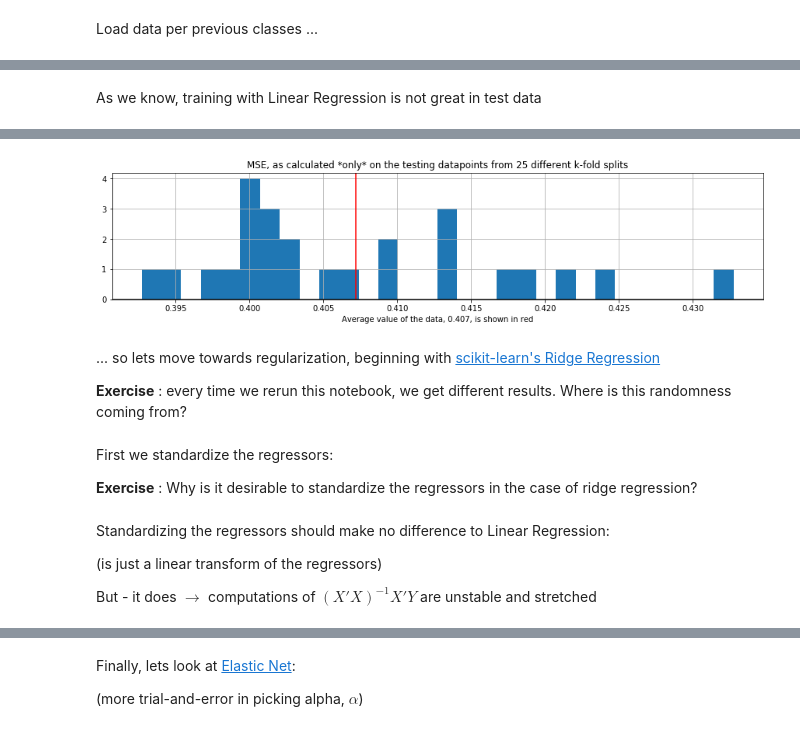
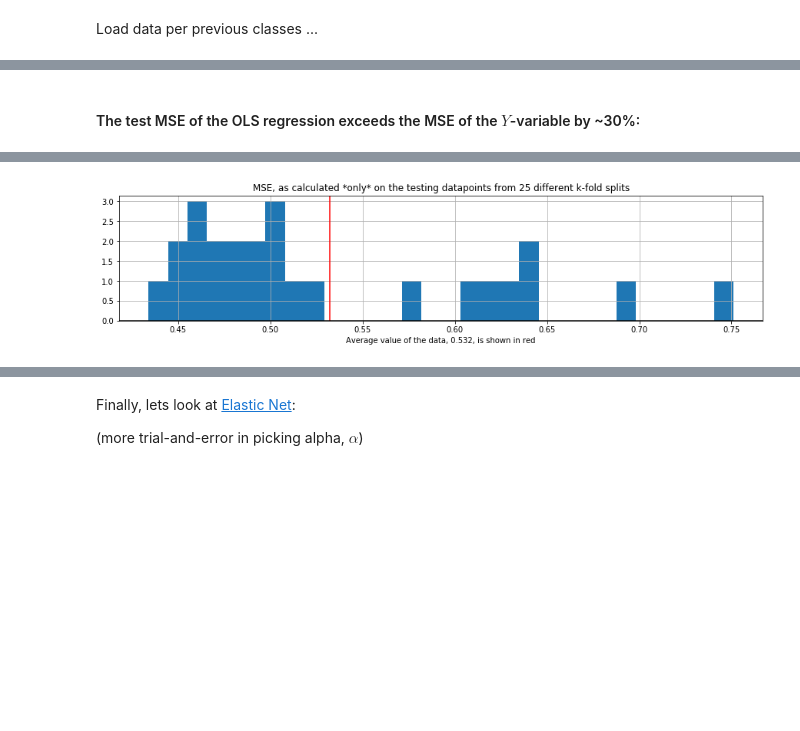
Before and after one commit to jeremy-large/ox-sbs-ml-bd, a Jupyter notebook: notebooks/class_4_shrinkage.ipynb, the cells around one changed output, grey strips where cells are left out. Cells and saved outputs as stored; diff of their text form; code cells hidden in the pictures; blank space fills up the shorter version.

```diff
--- a/notebooks/class_4_shrinkage.ipynb
+++ b/notebooks/class_4_shrinkage.ipynb
@@ -85,2 +99,2 @@ Lets do 25 folds
 # %%
-n_folds = 25
+N_FOLDS = 25
@@ -118,11 +150,10 @@ Docstring:
 File:      c:\users\jerem\documents\work\oxford\sbs\mlbd\ox-sbs-ml-bd\lib\sbs_sklearn.py
 Type:      function
-# %% [markdown]
-As we know, training with Linear Regression is not great in test data
+# %% [markdown]
+#### The test MSE of the OLS regression exceeds the MSE of the $Y$-variable by ~30%:
 # %%
-# comment-in this box, if your computer can implement it
-ols_orig = linear_model.LinearRegression()
-scores = sbs_sklearn.train_n_test(polynomial_X, y, n_folds, train_on_minority=True,
-                                  model=ols_orig)  # << standard LinearRegression()
+ols = linear_model.LinearRegression()   # << standard LinearRegression()
+scores = sbs_sklearn.train_n_test(poly_std_X, y, N_FOLDS, train_on_minority=True,
+                                  model=ols )  # << standard LinearRegression()
 sbs_sklearn.plot_kfold_scores(scores)
 # %% [output]
@@ -130,10 +161 @@ sbs_sklearn.plot_kfold_scores(scores)
-[figure, old version]
+[figure, new version]
-# %% [markdown]
-... so lets move towards regularization, beginning with [scikit-learn's Ridge Regression](https://scikit-learn.org/stable/modules/generated/sklearn.linear_model.Ridge.html)
-
-
-**Exercise** : every time we rerun this notebook, we get different results. Where is this randomness coming from?
-# %% [markdown]
-First we standardize the regressors:
-
-**Exercise** : Why is it desirable to standardize the regressors in the case of ridge regression?
@@ -142,6 +161,0 @@ poly_std_X = ((polynomial_X - polynomial_X.mean()) / polynomial_X.std())
-# %% [markdown]
-Standardizing the regressors should make no difference to Linear Regression:
-
-(is just a linear transform of the regressors)
-
-But - it does $\rightarrow$ computations of $\left(X'X\right)^{-1}X'Y$ are unstable and stretched
```
Also changed, not shown: parts of 53 cells of this notebook, 2 other files.
